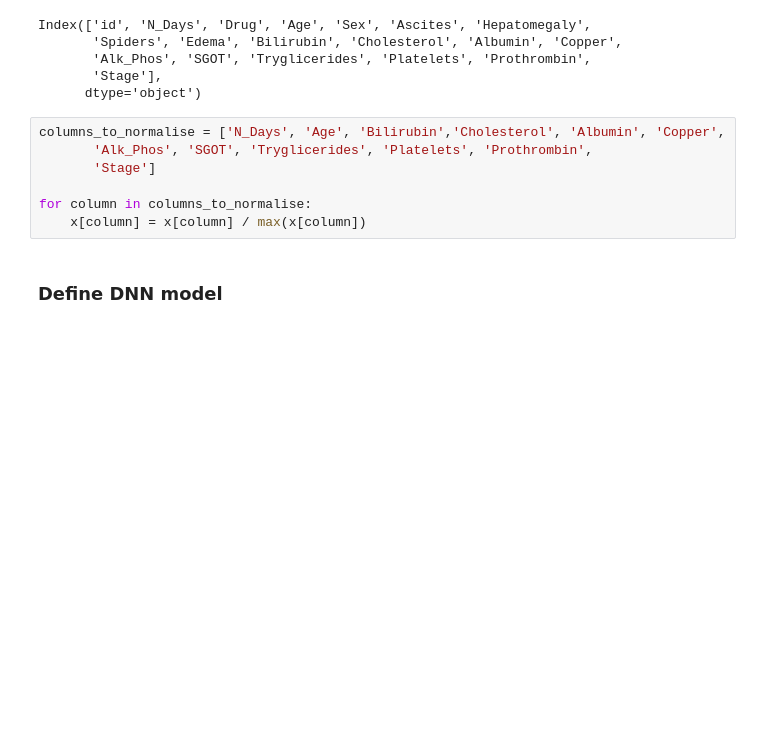
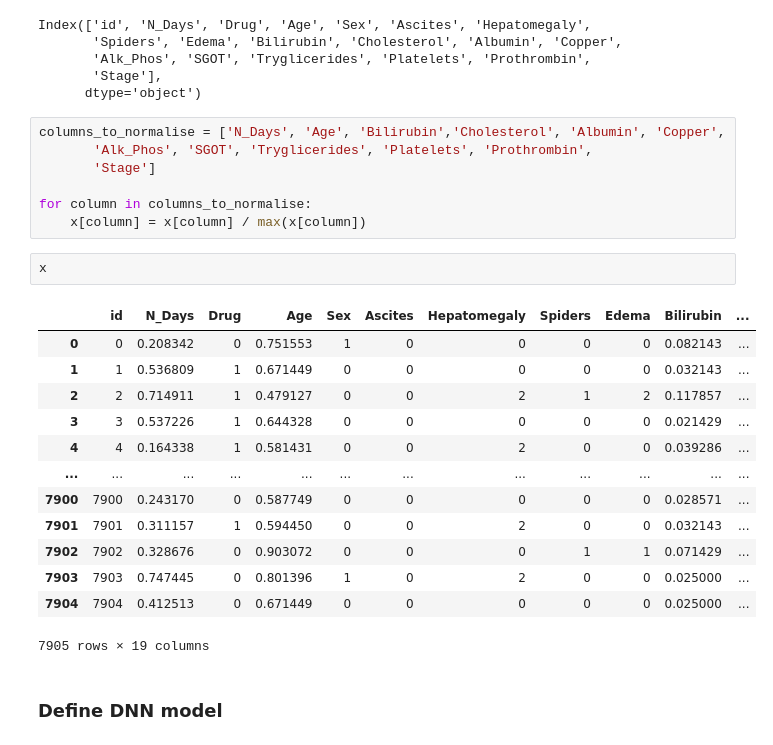
Before and after one commit to ChamodKalupahana/kaggle_cirrhosis_outcomes, a Jupyter notebook: simple-dnn-model-cham-cirrhosis.ipynb, the cells around one changed output. Drawn from its saved outputs; the diff is of its cells as text; blank space fills up the shorter version.

```diff
--- a/simple-dnn-model-cham-cirrhosis.ipynb
+++ b/simple-dnn-model-cham-cirrhosis.ipynb
@@ -188,6 +188,22 @@ columns_to_normalise = ['N_Days', 'Age', 'Bilirubin','Cholesterol', 'Albumin', '
 
 for column in columns_to_normalise:
     x[column] = x[column] / max(x[column])
+# %%
+x
+# %% [output]
+|  | id | N_Days | Drug | Age | Sex | Ascites | Hepatomegaly | Spiders | Edema | Bilirubin | ... |
+| 0 | 0 | 0.208342 | 0 | 0.751553 | 1 | 0 | 0 | 0 | 0 | 0.082143 | ... |
+| 1 | 1 | 0.536809 | 1 | 0.671449 | 0 | 0 | 0 | 0 | 0 | 0.032143 | ... |
+| 2 | 2 | 0.714911 | 1 | 0.479127 | 0 | 0 | 2 | 1 | 2 | 0.117857 | ... |
+| 3 | 3 | 0.537226 | 1 | 0.644328 | 0 | 0 | 0 | 0 | 0 | 0.021429 | ... |
+| 4 | 4 | 0.164338 | 1 | 0.581431 | 0 | 0 | 2 | 0 | 0 | 0.039286 | ... |
+| ... | ... | ... | ... | ... | ... | ... | ... | ... | ... | ... | ... |
+| 7900 | 7900 | 0.243170 | 0 | 0.587749 | 0 | 0 | 0 | 0 | 0 | 0.028571 | ... |
+| 7901 | 7901 | 0.311157 | 1 | 0.594450 | 0 | 0 | 2 | 0 | 0 | 0.032143 | ... |
+| 7902 | 7902 | 0.328676 | 0 | 0.903072 | 0 | 0 | 0 | 1 | 1 | 0.071429 | ... |
+| 7903 | 7903 | 0.747445 | 0 | 0.801396 | 1 | 0 | 2 | 0 | 0 | 0.025000 | ... |
+| 7904 | 7904 | 0.412513 | 0 | 0.671449 | 0 | 0 | 0 | 0 | 0 | 0.025000 | ... |
+7905 rows × 19 columns
 # %% [markdown]
 ### Define DNN model
 # %%
```
Also changed, not shown: parts of 9 cells of this notebook.
